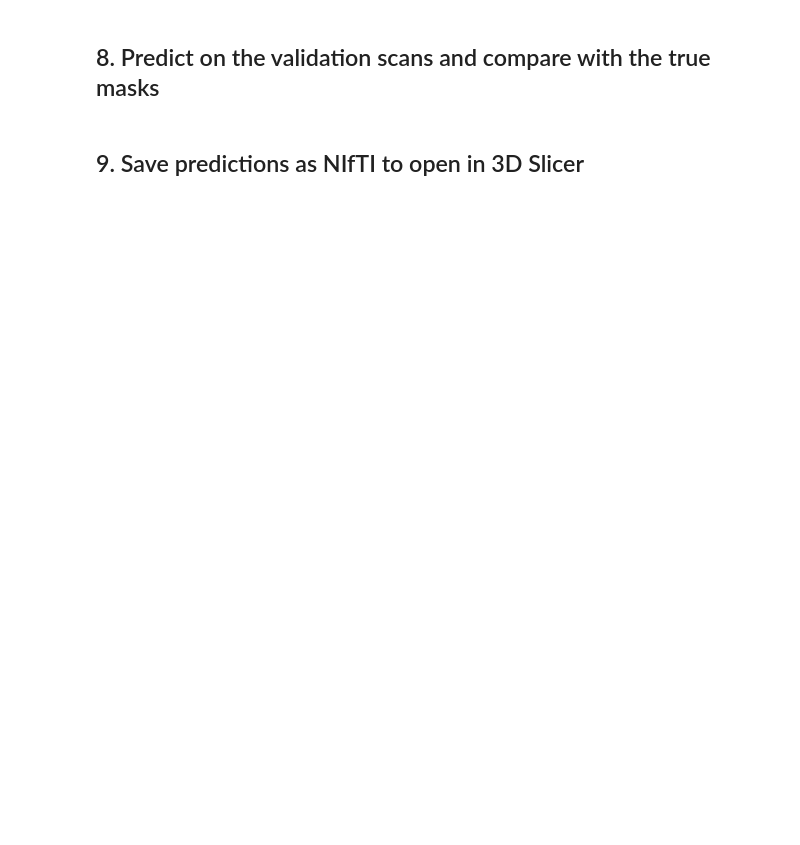
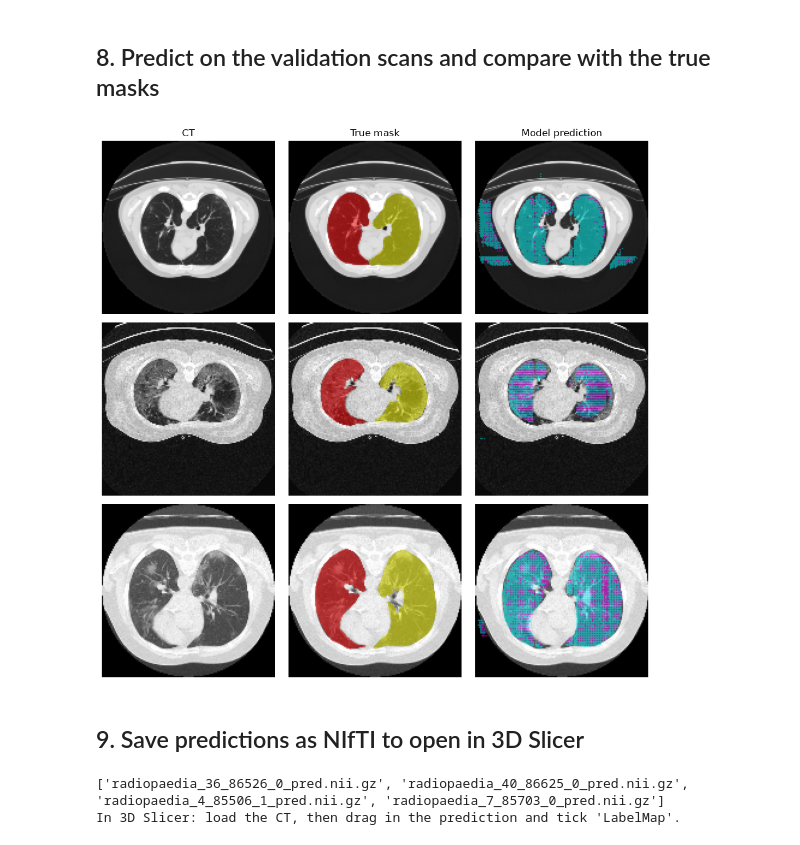
Before and after one commit to yasirkhalil5665/3d-lung-segmentation-covid-ct, a Jupyter notebook: all.ipynb, the cells around one changed output. Cells and saved outputs as stored; diff of their text form; code cells hidden in the pictures; blank space fills up the shorter version.

```diff
--- a/all.ipynb
+++ b/all.ipynb
@@ -39,16 +28,16 @@ device = torch.device("cuda" if torch.cuda.is_available() else "cpu")
 print("Device:", device)
 
 DATA_DIR = "data"
-CT_DIR = os.path.join(DATA_DIR, "COVID-19-CT-Seg_20cases")
+CT_DIR = os.path.join(DATA_DIR, "Training_CT")
 MASK_DIR = os.path.join(DATA_DIR, "Lung_Mask")
 
-if device.type == "cuda":      # GPU settings
+if device.type == "cuda":
     EPOCHS, ROI, PIXDIM = 100, (96, 96, 96), (2.0, 2.0, 2.0)
     CHANNELS, STRIDES = (16, 32, 64, 128, 256), (2, 2, 2, 2)
-else:                          # CPU settings (fast, lower quality)
+else:
     EPOCHS, ROI, PIXDIM = 10, (64, 64, 64), (3.0, 3.0, 3.0)
     CHANNELS, STRIDES = (8, 16, 32, 64), (2, 2, 2)
 
 VAL_EVERY = 5
-CACHE_RATE = 1.0   # lower to 0.5 if you run out of RAM
+CACHE_RATE = 1.0
 print(f"EPOCHS={EPOCHS}  ROI={ROI}  voxel size={PIXDIM}mm")
@@ -151,6 +148,6 @@ for epoch in range(1, EPOCHS + 1):
         print(f"   validation Dice: {dice:.4f}", flush=True)
         if dice > best_dice:
             best_dice = dice
-            torch.save(model.state_dict(), "best_lung_model.pth")
+            torch.save(model.state_dict(), "models/best_lung_model.pth")
 
 print(f"Best validation Dice: {best_dice:.4f}")
@@ -165,32 +178,34 @@ plt.tight_layout(); plt.show()
 # %% [markdown]
 ## 8. Predict on the validation scans and compare with the true masks
 # %%
-model.load_state_dict(torch.load("best_lung_model.pth", map_location=device))
+model.load_state_dict(torch.load("models/best_lung_model.pth", map_location=device))
 model.eval()
 
 n_show = min(3, len(val_loader))
 fig, axes = plt.subplots(n_show, 3, figsize=(10, 3.3 * n_show), squeeze=False)
 
 with torch.no_grad():
     for i, batch in enumerate(val_loader):
         if i >= n_show:
             break
         x = batch["image"].to(device)
         out = sliding_window_inference(x, ROI, 4, model)
         pred = torch.argmax(out, dim=1)[0].cpu().numpy()
         img = batch["image"][0, 0].numpy()
         gt = batch["label"][0, 0].numpy()
         z = img.shape[2] // 2
 
         axes[i, 0].imshow(img[:, :, z].T, cmap="gray", origin="lower")
         axes[i, 1].imshow(img[:, :, z].T, cmap="gray", origin="lower")
         axes[i, 1].imshow(np.ma.masked_equal(gt[:, :, z].T, 0), cmap="autumn", alpha=0.5, origin="lower")
         axes[i, 2].imshow(img[:, :, z].T, cmap="gray", origin="lower")
         axes[i, 2].imshow(np.ma.masked_equal(pred[:, :, z].T, 0), cmap="cool", alpha=0.5, origin="lower")
         if i == 0:
             axes[i, 0].set_title("CT"); axes[i, 1].set_title("True mask"); axes[i, 2].set_title("Model prediction")
         for a in axes[i]: a.axis("off")
 plt.tight_layout(); plt.show()
+# %% [output]
+[figure, added]
 # %% [markdown]
 ## 9. Save predictions as NIfTI to open in 3D Slicer
 # %%
@@ -204,3 +219,6 @@ with torch.no_grad():
 
 print(os.listdir("predictions"))
 print("In 3D Slicer: load the CT, then drag in the prediction and tick 'LabelMap'.")
+# %% [output]
+['radiopaedia_36_86526_0_pred.nii.gz', 'radiopaedia_40_86625_0_pred.nii.gz', 'radiopaedia_4_85506_1_pred.nii.gz', 'radiopaedia_7_85703_0_pred.nii.gz']
+In 3D Slicer: load the CT, then drag in the prediction and tick 'LabelMap'.
```
Also changed, not shown: parts of 10 cells of this notebook.
